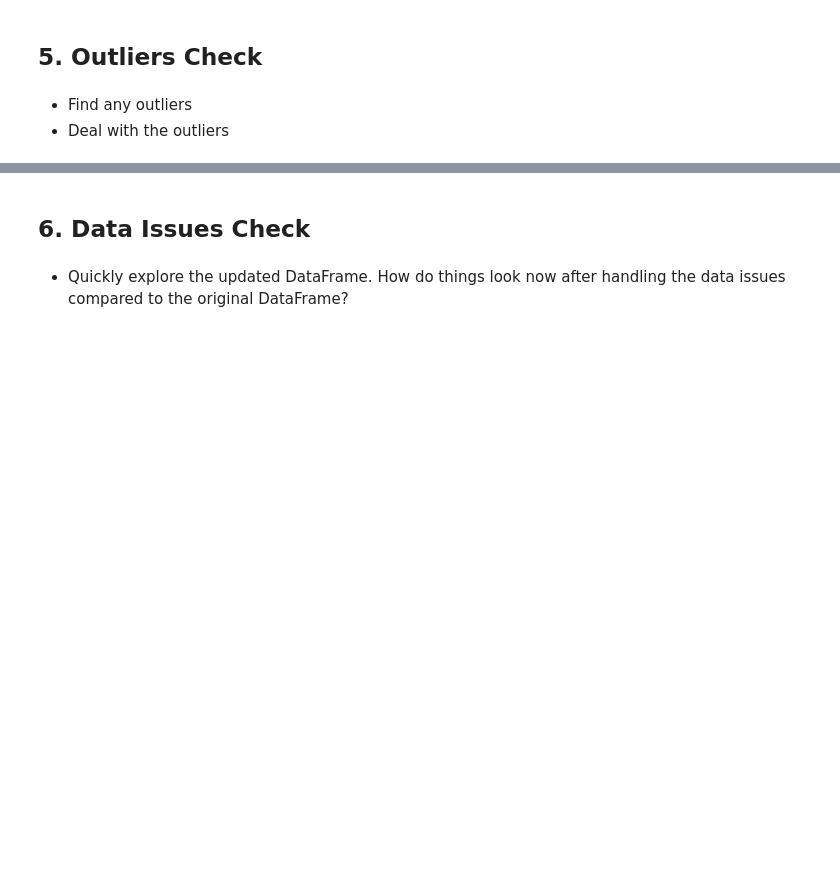
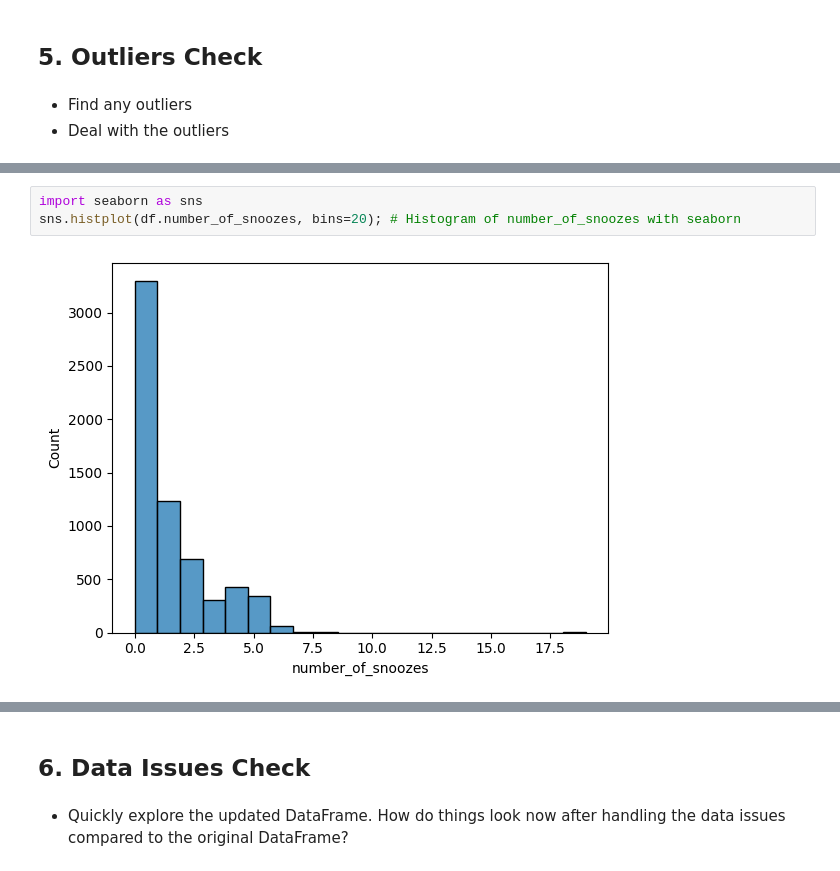
Before and after one commit to NIKOMAHOS/Udemy-Course_Data-Science-in-Python_-Data-Prep---EDA, a Jupyter notebook: Course Assignment Notebooks/section05_assignments.ipynb, the cells around one changed output, grey strips where cells are left out. Drawn from its saved outputs; the diff is of its cells as text; blank space fills up the shorter version.

```diff
--- a/Course Assignment Notebooks/section05_assignments.ipynb
+++ b/Course Assignment Notebooks/section05_assignments.ipynb
@@ -246,0 +240,5 @@ df.reset_index(drop=True, inplace=True) # Reset index. drop=True to not add old
+# %%
+import seaborn as sns
+sns.histplot(df.number_of_snoozes, bins=20); # Histogram of number_of_snoozes with seaborn
+# %% [output]
+[figure, added]
```
Also changed, not shown: parts of 12 cells of this notebook.
